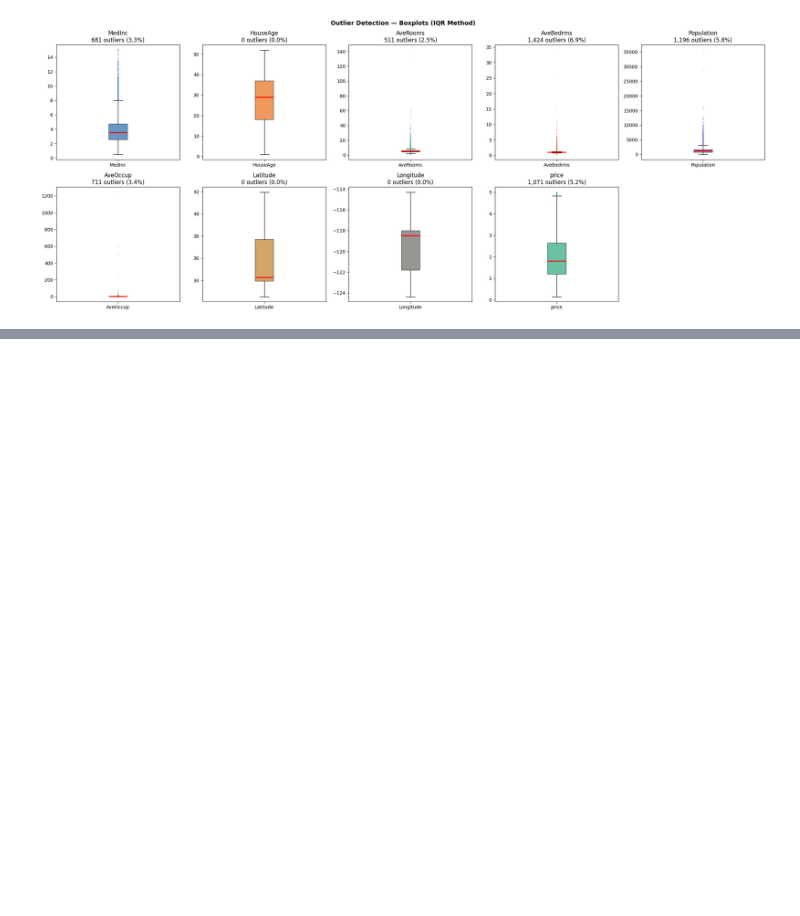
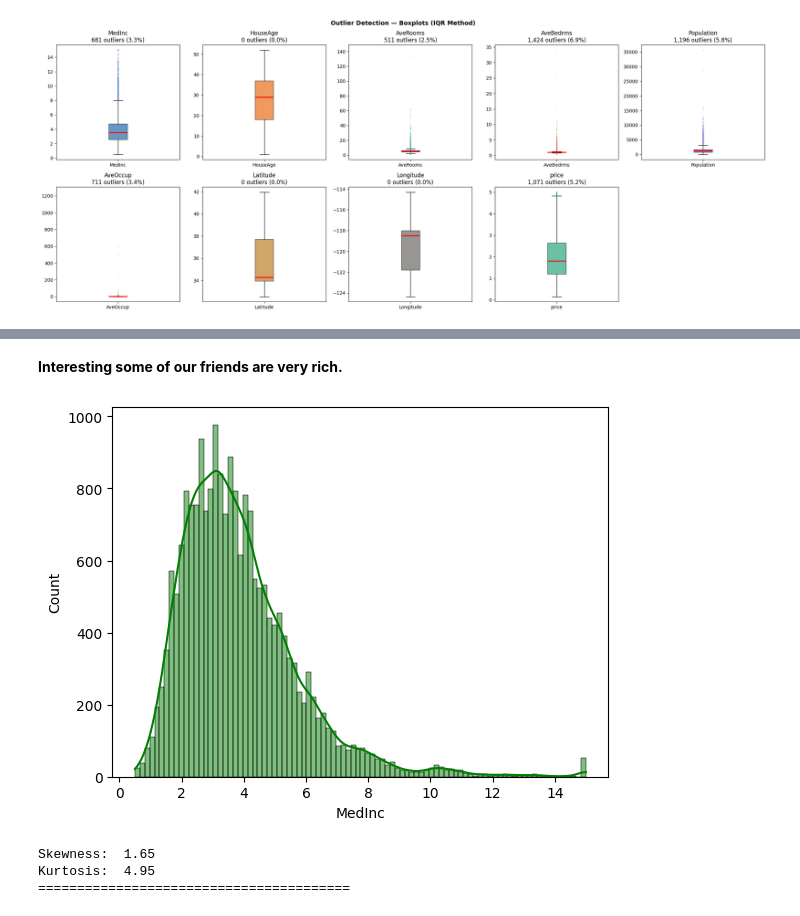
Before and after one commit to MudaserShah/Machine-learning-Projects, a Jupyter notebook: house-price-ml/notebook.ipynb, the cells around one changed output, grey strips where cells are left out. Cells and saved outputs as stored; diff of their text form; code cells hidden in the pictures; blank space fills up the shorter version.

```diff
--- a/house-price-ml/notebook.ipynb
+++ b/house-price-ml/notebook.ipynb
@@ -357,0 +490,17 @@ plt.show()
+# %% [markdown]
+**Interesting some of our friends are very rich.**
+# %%
+#check the distribution using dist plot
+sns.histplot(df["MedInc"], kde=True, color="green")
+plt.show()
+# %% [output]
+[figure, added]
+# %%
+#now check the skewness and kurtosis of MedInc column
+print("Skewness: ", df['MedInc'].skew().round(2))
+print("Kurtosis: ", df['MedInc'].kurtosis().round(2))
+print("=" * 40)
+# %% [output]
+Skewness:  1.65
+Kurtosis:  4.95
+========================================
```
Also changed, not shown: parts of 44 cells of this notebook.
